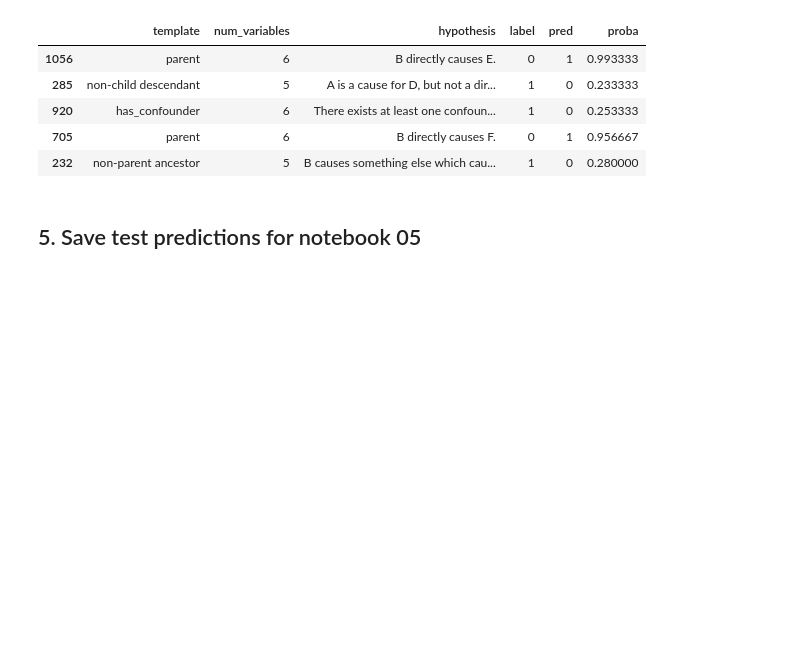
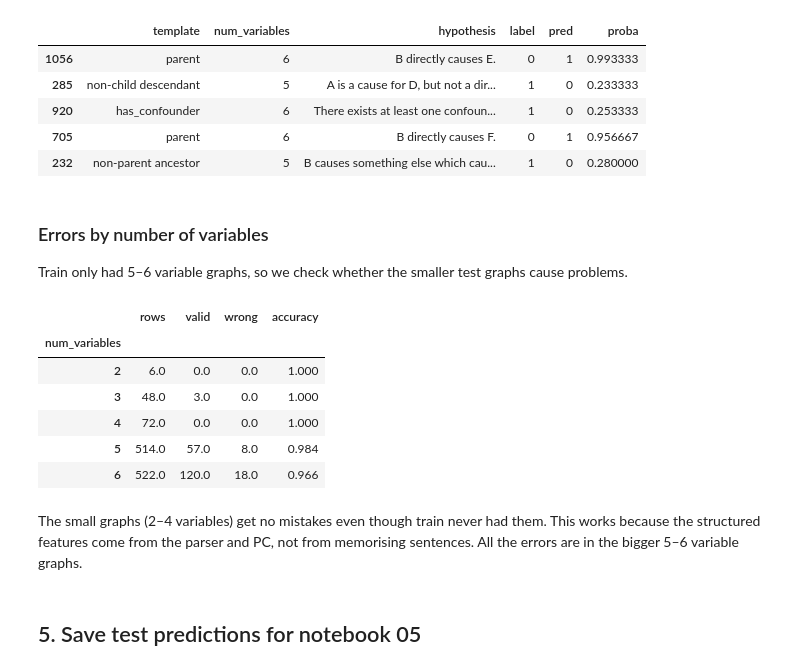
Before and after one commit to Jag2007/AI_ML_Project, a Jupyter notebook: notebooks/04_models_evaluation.ipynb, the cells around one changed output. Cells and saved outputs as stored; diff of their text form; code cells hidden in the pictures; blank space fills up the shorter version.

Commit message:
add error breakdown by number of variables

```diff
--- a/notebooks/04_models_evaluation.ipynb
+++ b/notebooks/04_models_evaluation.ipynb
@@ -160,6 +160,25 @@ errors[errors["pred"] != errors["label"]].sort_values("proba", key=lambda p: (p
 | 920 | has_confounder | 6 | There exists at least one confoun... | 1 | 0 | 0.253333 |
 | 705 | parent | 6 | B directly causes F. | 0 | 1 | 0.956667 |
 | 232 | non-parent ancestor | 5 | B causes something else which cau... | 1 | 0 | 0.280000 |
+# %% [markdown]
+### Errors by number of variables
+Train only had 5–6 variable graphs, so we check whether the smaller test graphs cause problems.
+# %%
+errors.groupby("num_variables").apply(lambda d: pd.Series({
+    "rows": len(d), "valid": d["label"].sum(), "wrong": (d["pred"] != d["label"]).sum(),
+    "accuracy": (d["pred"] == d["label"]).mean(),
+})).round(3)
+# %% [output]
+|  | rows | valid | wrong | accuracy |
+| num_variables |  |  |  |  |
+| 2 | 6.0 | 0.0 | 0.0 | 1.000 |
+| 3 | 48.0 | 3.0 | 0.0 | 1.000 |
+| 4 | 72.0 | 0.0 | 0.0 | 1.000 |
+| 5 | 514.0 | 57.0 | 8.0 | 0.984 |
+| 6 | 522.0 | 120.0 | 18.0 | 0.966 |
+# %% [markdown]
+The small graphs (2–4 variables) get no mistakes even though train never had them. This works because the structured
+features come from the parser and PC, not from memorising sentences. All the errors are in the bigger 5–6 variable graphs.
 # %% [markdown]
 ## 5. Save test predictions for notebook 05
 # %%
```
